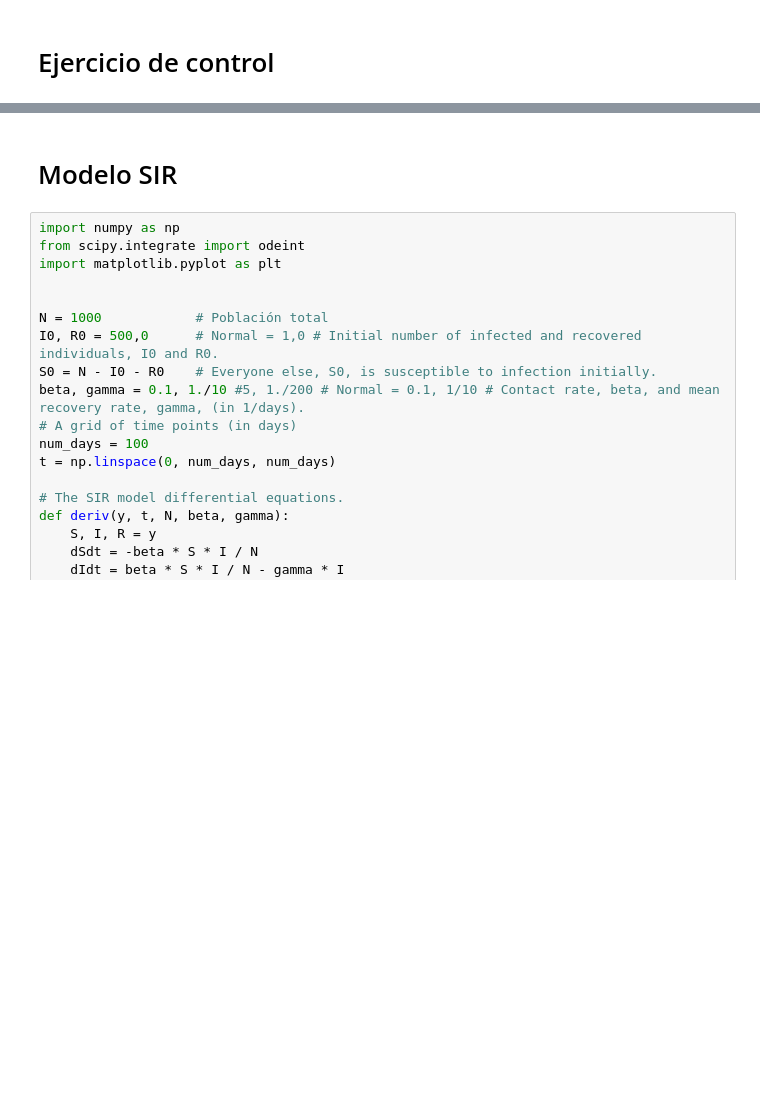
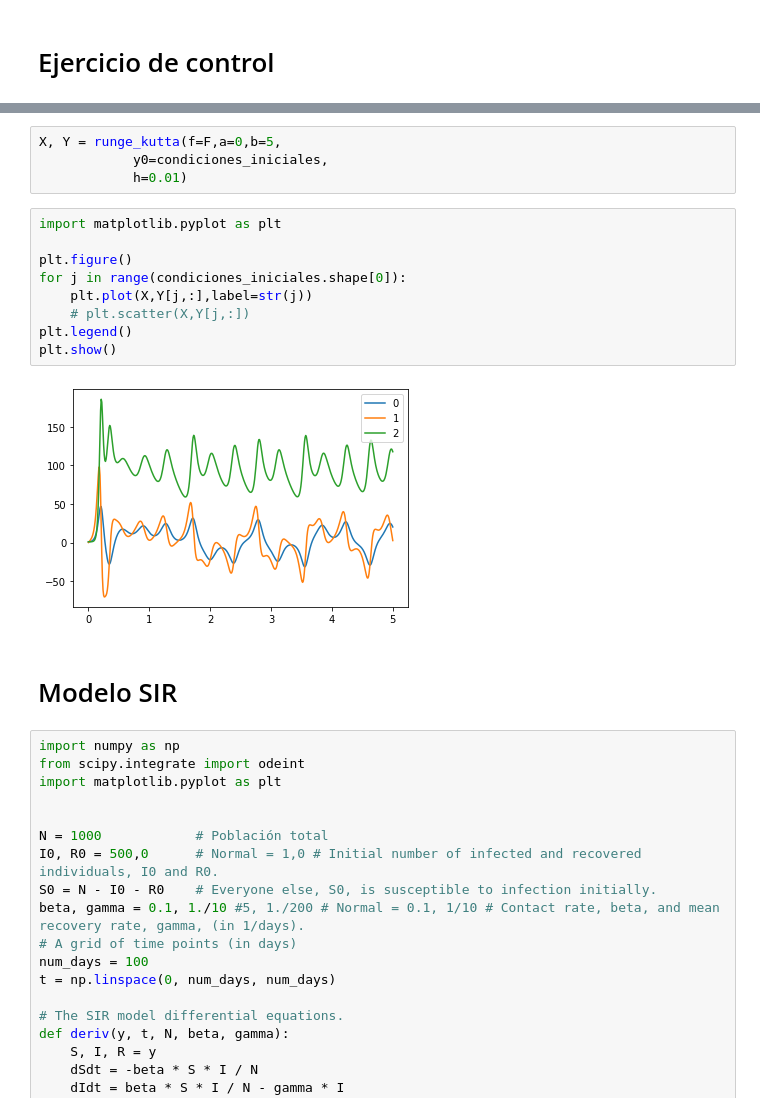
Before and after one commit to gmauricio-toledo/UNISON-teaching, a Jupyter notebook: EDO-Aplicaciones.ipynb, the cells around one changed output, grey strips where cells are left out. Drawn from its saved outputs; the diff is of its cells as text; blank space fills up the shorter version.

Commit message:
función Runge Kutta vectorial

```diff
--- a/EDO-Aplicaciones.ipynb
+++ b/EDO-Aplicaciones.ipynb
@@ -28,3 +70,18 @@ x       y_0     y_1
+# %%
+X, Y = runge_kutta(f=F,a=0,b=5,
+            y0=condiciones_iniciales,
+            h=0.01)
+# %%
+import matplotlib.pyplot as plt
+
+plt.figure()
+for j in range(condiciones_iniciales.shape[0]):
+    plt.plot(X,Y[j,:],label=str(j))
+    # plt.scatter(X,Y[j,:])
+plt.legend()
+plt.show()
+# %% [output]
+[figure, added]
 # %% [markdown]
 # Modelo SIR
 # %%
```
Also changed, not shown: parts of 8 cells of this notebook, 3 other files.
